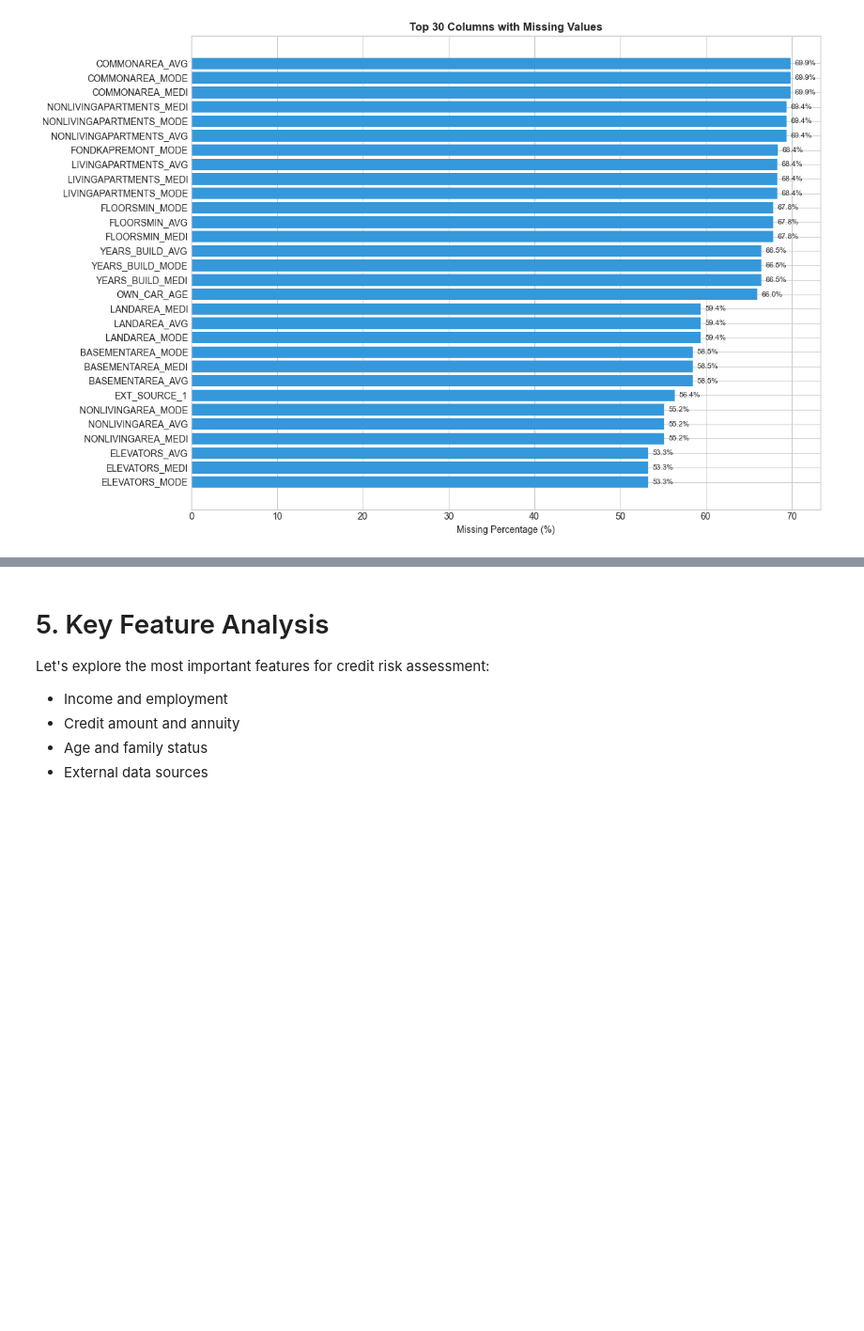
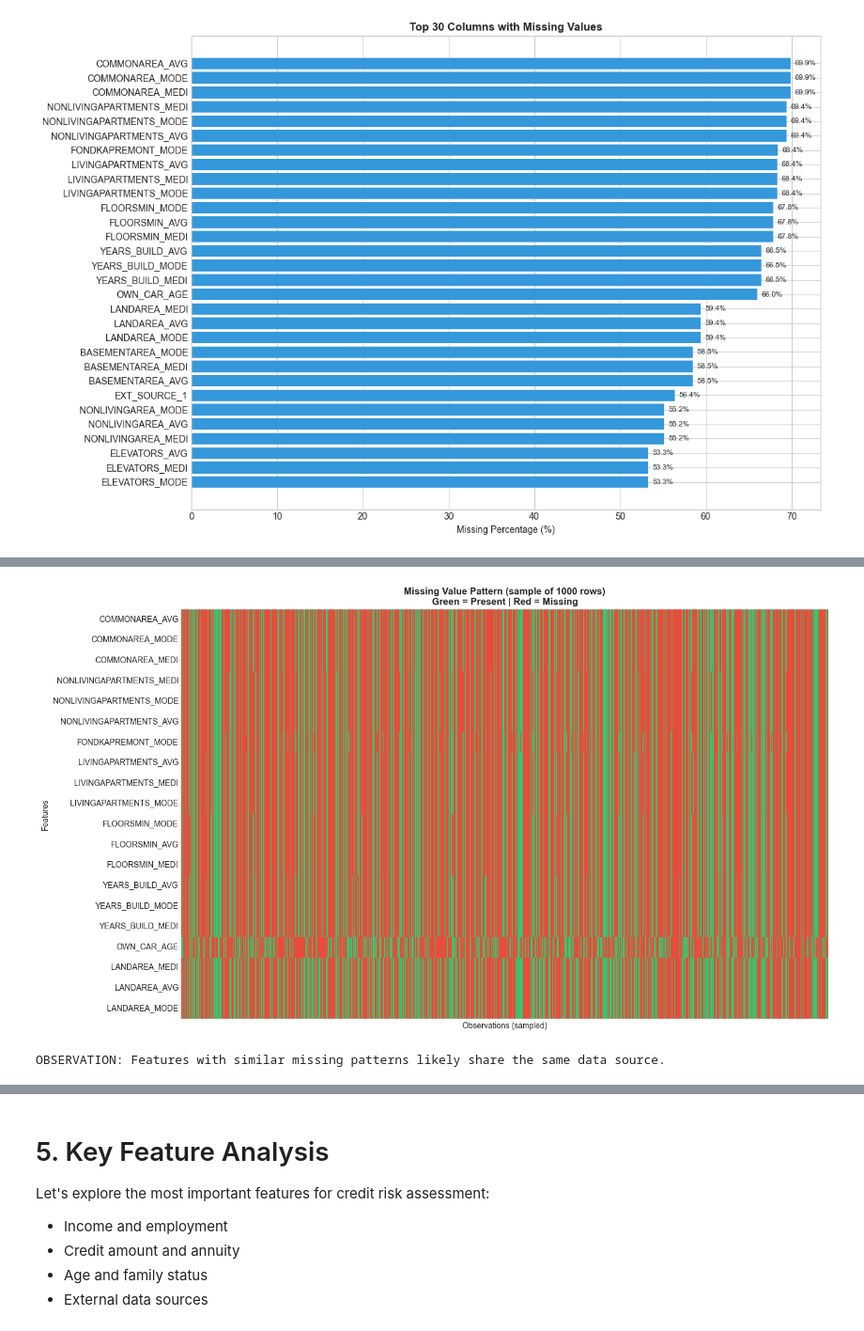
Before and after one commit to JuanCRuizA/credit-risk-early-warning-system, a Jupyter notebook: notebooks/01_eda.ipynb, the cells around one changed output, grey strips where cells are left out. Shown at 94% size. Saved outputs shown, nothing was run; the diff lists cells and outputs as text; code cells hidden in the pictures; blank space fills up the shorter version.

Commit message:
Final adjustments: update metrics, adjust Notebook 1 and 5, and fix data inconsistencies

```diff
--- a/notebooks/01_eda.ipynb
+++ b/notebooks/01_eda.ipynb
@@ -1008,0 +1016,39 @@ plt.show()
+# %%
+# =============================================================================
+# MISSING VALUE PATTERNS - MATRIX VISUALIZATION
+# =============================================================================
+
+# Select columns with missing values for pattern analysis
+cols_with_missing = missing_df.head(20).index.tolist()
+
+# Create missing value matrix visualization
+fig, ax = plt.subplots(figsize=(14, 8))
+
+# Create binary matrix: 1 = present, 0 = missing
+sample_size = min(1000, len(df))  # Sample for visualization performance
+df_sample = df[cols_with_missing].sample(n=sample_size, random_state=42)
+missing_matrix = df_sample.notna().astype(int)
+
+# Plot heatmap
+sns.heatmap(
+    missing_matrix.T,
+    cmap=['#e74c3c', '#2ecc71'],  # Red for missing, Green for present
+    cbar=False,
+    yticklabels=True,
+    xticklabels=False,
+    ax=ax
+)
+
+ax.set_title(f'Missing Value Pattern (sample of {sample_size} rows)\nGreen = Present | Red = Missing',
+             fontsize=12, fontweight='bold')
+ax.set_xlabel('Observations (sampled)')
+ax.set_ylabel('Features')
+
+plt.tight_layout()
+plt.savefig(PROJECT_ROOT / 'reports' / 'missing_patterns.png', dpi=150, bbox_inches='tight')
+plt.show()
+
+print("\nOBSERVATION: Features with similar missing patterns likely share the same data source.")
+# %% [output]
+[figure, added]
+OBSERVATION: Features with similar missing patterns likely share the same data source.
```
Also changed, not shown: parts of 18 cells of this notebook, 26 other files.
